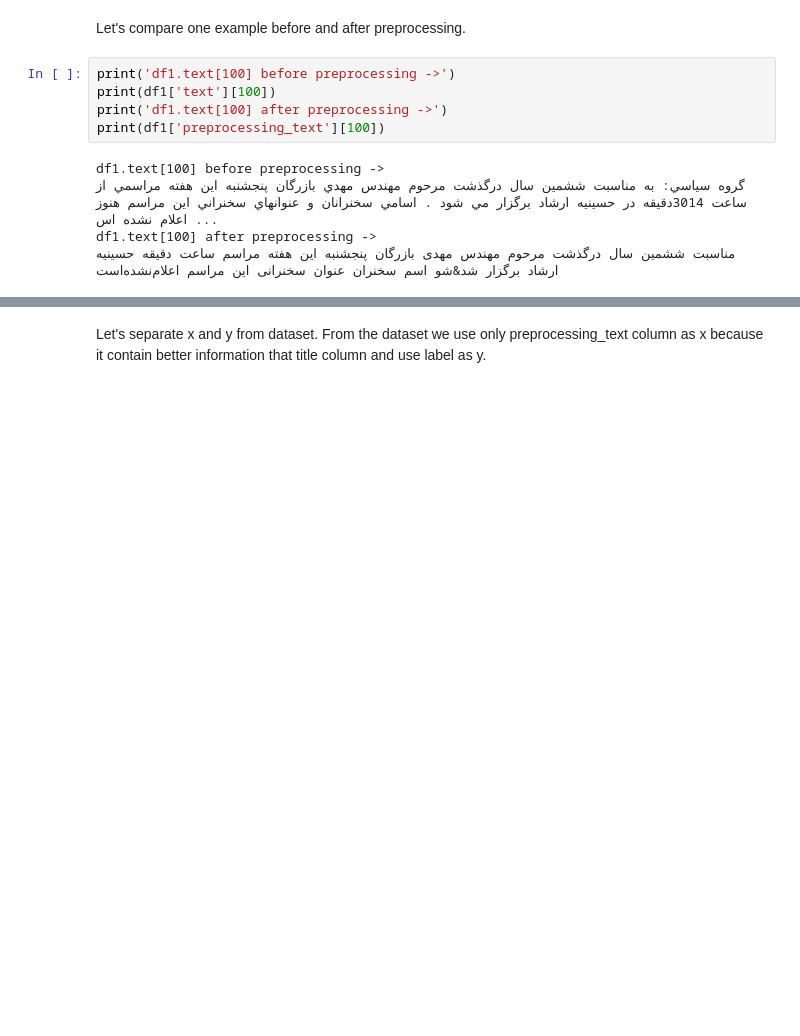
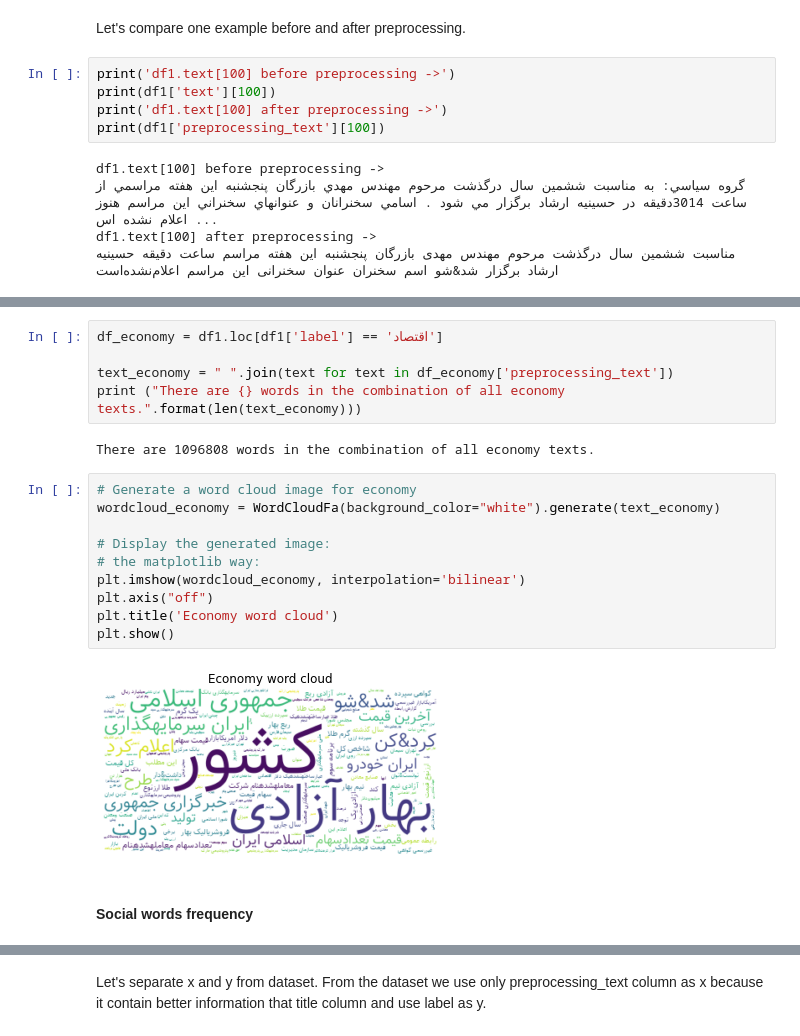
Before and after one commit to ZahraDehghani99/AI-Internship, a Jupyter notebook: Phase05_NLP_With_Neural_Networks/Phase05_NLP_With_Neural_Networks.ipynb, the cells around one changed output, grey strips where cells are left out. Cells and saved outputs as stored; diff of their text form; blank space fills up the shorter version.

```diff
--- a/Phase05_NLP_With_Neural_Networks/Phase05_NLP_With_Neural_Networks.ipynb
+++ b/Phase05_NLP_With_Neural_Networks/Phase05_NLP_With_Neural_Networks.ipynb
@@ -793,0 +910,21 @@ df1.text[100] after preprocessing ->
+# %%
+df_economy = df1.loc[df1['label'] == 'اقتصاد']
+
+text_economy = " ".join(text for text in df_economy['preprocessing_text'])
+print ("There are {} words in the combination of all economy texts.".format(len(text_economy)))
+# %% [output]
+There are 1096808 words in the combination of all economy texts.
+# %%
+# Generate a word cloud image for economy
+wordcloud_economy = WordCloudFa(background_color="white").generate(text_economy)
+
+# Display the generated image:
+# the matplotlib way:
+plt.imshow(wordcloud_economy, interpolation='bilinear')
+plt.axis("off")
+plt.title('Economy word cloud')
+plt.show()
+# %% [output]
+[figure, added]
+# %% [markdown]
+#### Social words frequency
```
Also changed, not shown: parts of 33 cells of this notebook.
